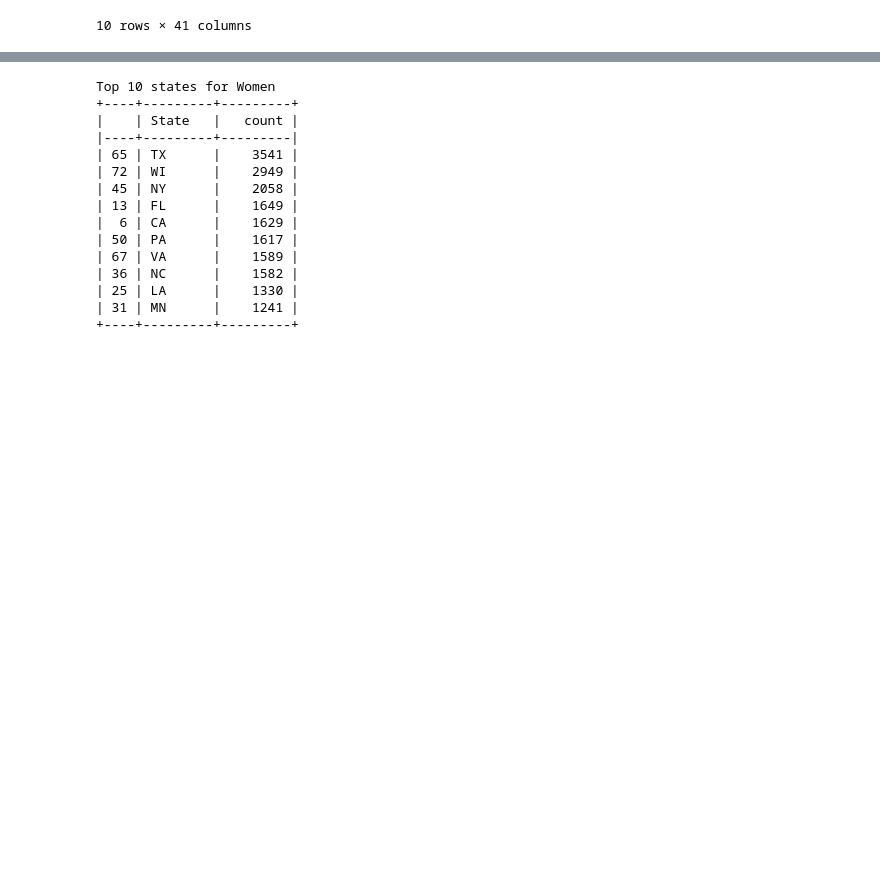
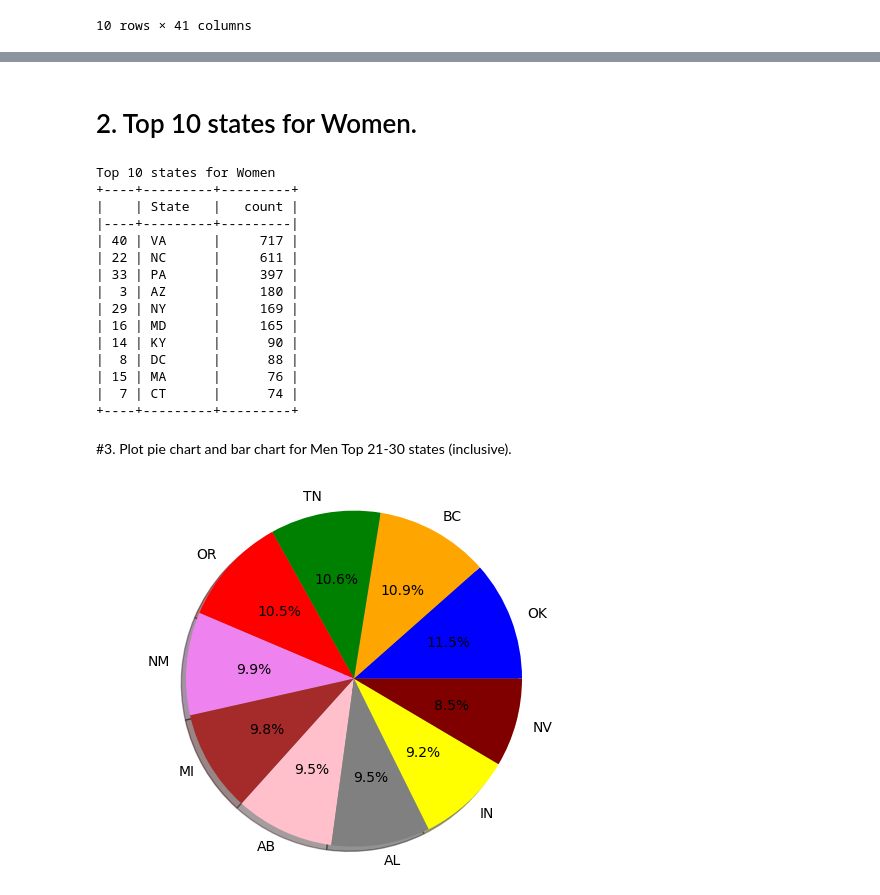
Before and after one commit to aswinudhesh/Data-Analytics, a Jupyter notebook: Mini_Project_Powerlifiting_.ipynb, the cells around one changed output, grey strips where cells are left out. Saved outputs shown, nothing was run; the diff lists cells and outputs as text; code cells hidden in the pictures; blank space fills up the shorter version.

```diff
--- a/Mini_Project_Powerlifiting_.ipynb
+++ b/Mini_Project_Powerlifiting_.ipynb
@@ -82,24 +86,44 @@ Top 10 states for Men
 +----+---------+---------+
+# %% [markdown]
+# 2. Top 10 states for Women.
 # %%
 import pandas as pd
 from tabulate import tabulate
-df_state_Women = df.loc[df["Sex"]=="F"].groupby(["State"]).size().to_frame("count").reset_index()
-df2 = df_state_Women.sort_values(by="count",ascending=False)
+df_state_women = df.loc[df["Sex"]=="F"].groupby(["State"]).size().to_frame("count").reset_index()
+df1 = df_state_women.sort_values(by="count",ascending=False)
 print("Top 10 states for Women")
-print(tabulate(df2.head(10), headers='keys', tablefmt='psql'))
+print(tabulate(df1.head(10), headers='keys', tablefmt='psql'))
 # %% [output]
 Top 10 states for Women
 +----+---------+---------+
 |    | State   |   count |
 |----+---------+---------|
-| 65 | TX      |    3541 |
-| 72 | WI      |    2949 |
-| 45 | NY      |    2058 |
-| 13 | FL      |    1649 |
-|  6 | CA      |    1629 |
-| 50 | PA      |    1617 |
-| 67 | VA      |    1589 |
-| 36 | NC      |    1582 |
-| 25 | LA      |    1330 |
-| 31 | MN      |    1241 |
+| 40 | VA      |     717 |
+| 22 | NC      |     611 |
+| 33 | PA      |     397 |
+|  3 | AZ      |     180 |
+| 29 | NY      |     169 |
+| 16 | MD      |     165 |
+| 14 | KY      |      90 |
+|  8 | DC      |      88 |
+| 15 | MA      |      76 |
+|  7 | CT      |      74 |
 +----+---------+---------+
+# %% [markdown]
+#3. Plot pie chart and bar chart for Men Top 21-30 states (inclusive).
+# %%
+import matplotlib.pyplot as plt
+
+data = {"OK": 5075, "BC": 4823, "TN": 4680, "OR": 4632, "NM": 4364,
+        "MI": 4330, "AB": 4184, "AL": 4184, "IN": 4036, "NV": 3746}
+
+colors = ["blue", "orange", "green", "red", "violet",
+          "brown", "pink", "grey", "yellow", "maroon"]
+
+plt.pie(list(data.values()), labels=data.keys(), colors=colors,
+        autopct='%2.1f%%', shadow=True, startangle=0)
+
+plt.axis("equal")
+plt.show()
+# %% [output]
+[figure, added]
```
Also changed, not shown: parts of 8 cells of this notebook.
